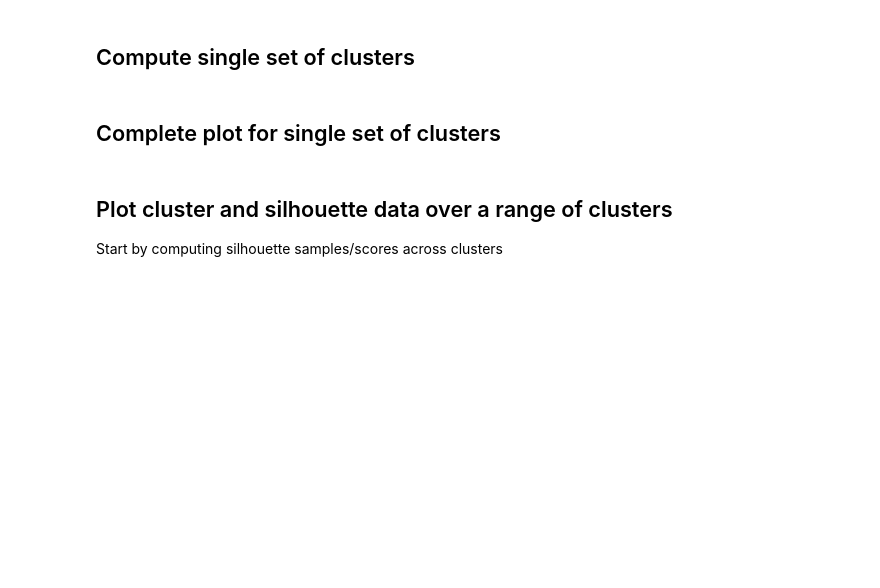
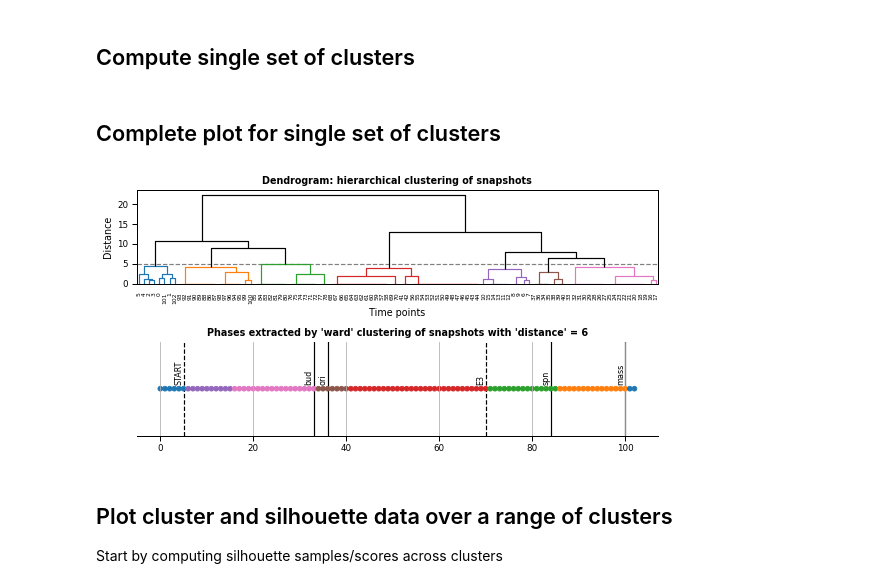
Before and after one commit to OzYossarian/CellCyclePhases, a Jupyter notebook: cell_cycle_phases_from_temporal_protein_network.ipynb, the cells around one changed output. Drawn from its saved outputs; the diff is of its cells as text; code cells hidden in the pictures; blank space fills up the shorter version.

```diff
--- a/cell_cycle_phases_from_temporal_protein_network.ipynb
+++ b/cell_cycle_phases_from_temporal_protein_network.ipynb
@@ -80,8 +79,8 @@ phases = [
 # A list of triples (start_time, end_time, name). Some plots/diagrams will be annotated with these phases. Use if
 # there are phases known ahead of time to be important - e.g. the time period in which a cell is in mitosis.
 
-ode_filepath = 'data/bychen04_xpp.ode'
-# ode_filepath = None
+# ode_filepath = 'data/bychen04_xpp.ode'
+ode_filepath = None
 # Filepath to a system of ODEs to be solved. Some variables (see below) from this system will be plotted alongside
 # plots of cluster data.
 
@@ -130,11 +128,17 @@ if ode_filepath is not None:
 # Compute clusters
 cluster_data = ClusterData.from_temporal_network(temporal_network, cluster_method, distance_metric)
 if cluster_method != 'k_means':
-    clusters = sch.fcluster(cluster_data.linkage, cluster_limit_single, criterion=cluster_limit_type)
+    cluster_set = HierarchicalClusterSet(
+        cluster_data.linkage,
+        cluster_data.distance_matrix,
+        cluster_limit_type,
+        cluster_limit_single)
 else:
-    assert cluster_limit_type == 'maxclust'
-    k_means = KMeans(n_clusters=cluster_limit_single, random_state=None)
-    clusters = k_means.fit_predict(cluster_data.flat_snapshots) + 1
+    cluster_set = KMeansClusterSet(
+        cluster_data.flat_snapshots,
+        cluster_limit_type,
+        cluster_limit_single,
+        distance_metric)
 # %% [markdown]
 ## Complete plot for single set of clusters
 # %%
@@ -142,41 +146,42 @@ drawing.utils.configure_colour_map()
 fig, (ax1, ax2, ax3) = plt.subplots(3, figsize=(8, 6))
 
 # On 2nd axes, plot scatter graph of clusters.
-title = f"'Phases' extracted by '{cluster_method}' clustering of snapshots with '{cluster_limit_type}' = {cluster_limit_single}"
-clustering.plot_scatter_of_clusters(clusters, times, ax=ax2, title=title)
+title = f"Phases extracted by '{cluster_method}' clustering of snapshots with '{cluster_limit_type}' = {cluster_limit_single}"
+clustering.plot_scatter_of_clusters(cluster_set.clusters, times, ax=ax2, title=title)
 
 # Overlay events
 sb.set_palette('Dark2', n_colors=8)
 ODEs.plot_events(events, ax=ax2, y_pos=0.005, text_x_offset=1)
 
 # On 1st axes, plot dendrogram (if not using k-means clustering)
 if cluster_method != 'k_means':
-    number_of_clusters = len(set(clusters))
     title = 'Dendrogram: hierarchical clustering of snapshots'
-    clustering.plot_dendrogram_from_clusters(cluster_data.linkage, number_of_clusters, ax=ax1, title=title)
+    clustering.plot_dendrogram_from_clusters(cluster_data.linkage, cluster_set.size, ax=ax1, title=title)
 else:
     fig.delaxes(ax1)
 
 # On 3rd axes, plot ODE solutions and phases (if applicable)
 if ode_filepath is not None:
     ODEs.plot_concentrations(odes_solutions, variables, times, ax=ax3, norm=True, labels_xvals=variables_labels_xvals)
     ODEs.plot_phases(phases, ax=ax3, y_pos=1.1)
     # Tidy up formatting
     ax2.get_shared_x_axes().join(ax2, ax3)
     ax3.autoscale()
 else:
     fig.delaxes(ax3)
 
 fig.tight_layout()
 
 # Save plot
 if output_directory is not None:
     filename = f"phases_from_clustering_{cluster_limit_type}_{cluster_limit_single}_method_{cluster_method}"
     filename = f"{output_directory}{filename}_{temporal_network_name}"
     plt.savefig(f"{filename}.png", dpi=250, bbox_inches="tight")
     plt.savefig(f"{filename}.pdf", dpi=250, bbox_inches="tight")
 
 plt.show()
+# %% [output]
+[figure, added]
 # %% [markdown]
 ## Plot cluster and silhouette data over a range of clusters
 
```
Also changed, not shown: parts of 6 cells of this notebook, 9 other files.
